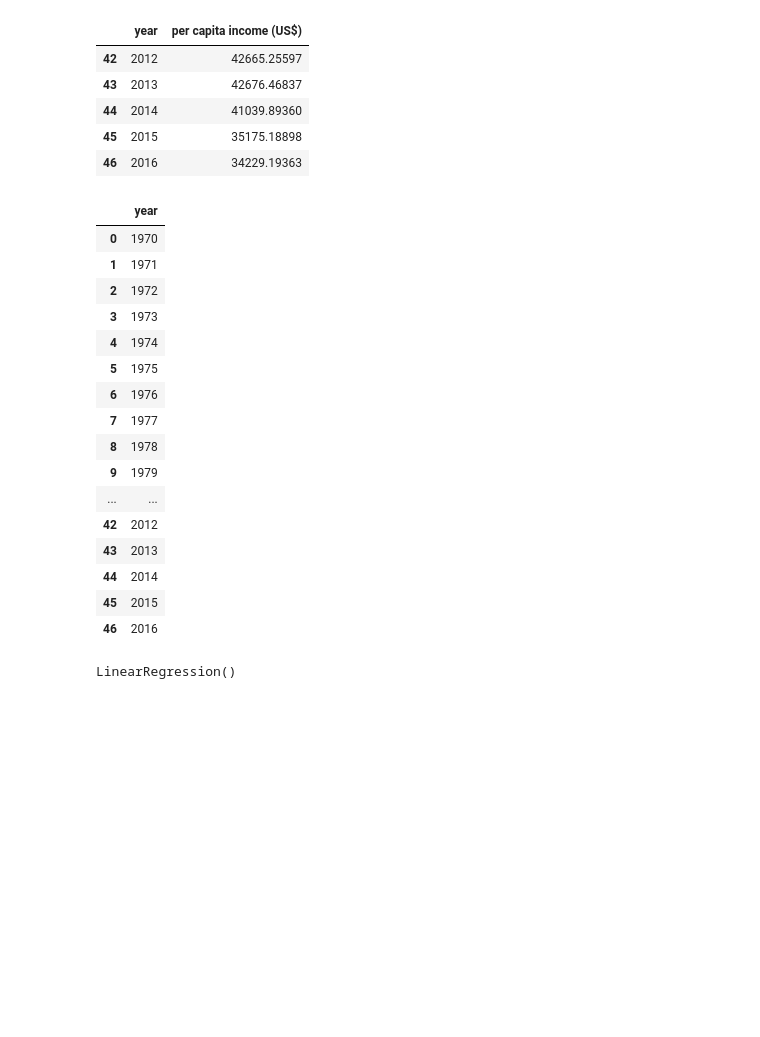
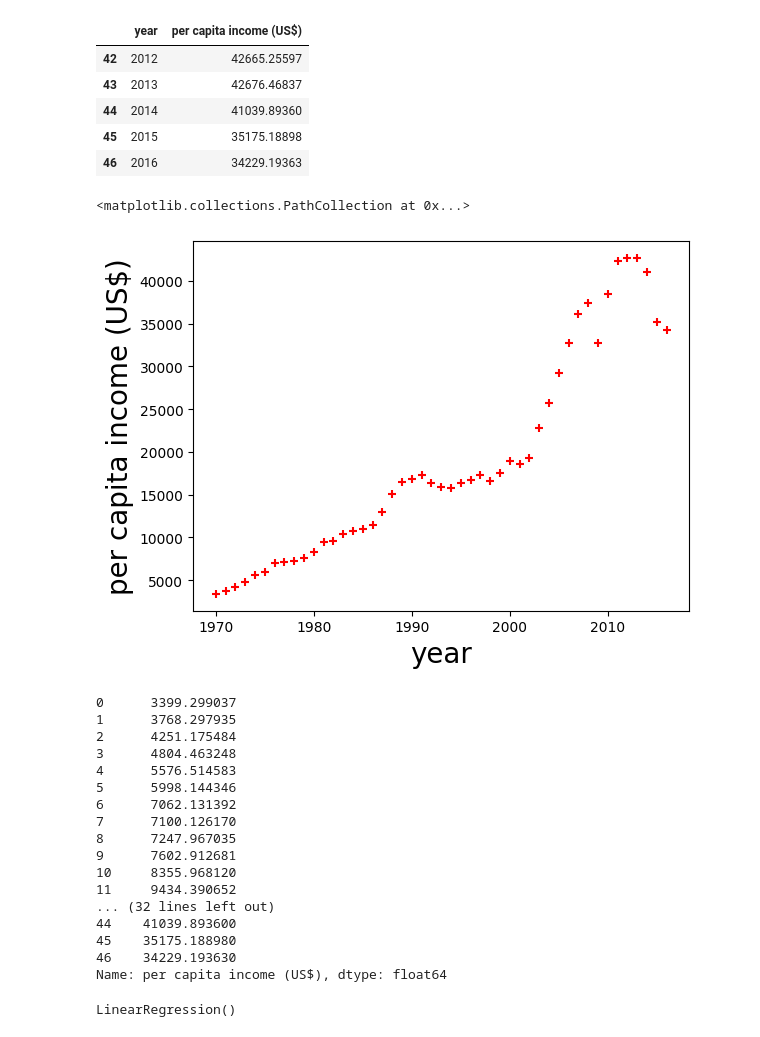
Before and after one commit to suru1849/ML-codeBasics_playlist, a Jupyter notebook: exercises/1/linear_variable_single_variable.ipynb, the cells around one changed output. Saved outputs shown, nothing was run; the diff lists cells and outputs as text; code cells hidden in the pictures; blank space fills up the shorter version.

```diff
--- a/exercises/1/linear_variable_single_variable.ipynb
+++ b/exercises/1/linear_variable_single_variable.ipynb
@@ -13,6 +13,13 @@ df.tail()
 | 44 | 2014 | 41039.89360 |
 | 45 | 2015 | 35175.18898 |
 | 46 | 2016 | 34229.19363 |
+# %%
+plt.xlabel('year', fontsize = 20)
+plt.ylabel('per capita income (US$)', fontsize = 20)
+plt.scatter(df['year'], df['per capita income (US$)'], color='red', marker='+')
+# %% [output]
+<matplotlib.collections.PathCollection at 0x...>
+[figure, added]
 # %%
 from sklearn.linear_model import LinearRegression
 
@@ -20,25 +27,25 @@ model = LinearRegression()
 # %%
 X = df[['year']]
 y = df['per capita income (US$)']
-X
+y
 # %% [output]
-|  | year |
-| 0 | 1970 |
-| 1 | 1971 |
-| 2 | 1972 |
-| 3 | 1973 |
-| 4 | 1974 |
-| 5 | 1975 |
-| 6 | 1976 |
-| 7 | 1977 |
-| 8 | 1978 |
-| 9 | 1979 |
-| ... | ... |
-| 42 | 2012 |
-| 43 | 2013 |
-| 44 | 2014 |
-| 45 | 2015 |
-| 46 | 2016 |
+0      3399.299037
+1      3768.297935
+2      4251.175484
+3      4804.463248
+4      5576.514583
+5      5998.144346
+6      7062.131392
+7      7100.126170
+8      7247.967035
+9      7602.912681
+10     8355.968120
+11     9434.390652
+... (32 lines left out)
+44    41039.893600
+45    35175.188980
+46    34229.193630
+Name: per capita income (US$), dtype: float64
 # %%
 model.fit(X,y)
 # %% [output]
```
Also changed, not shown: parts of 1 cell of this notebook, 3 other files.
